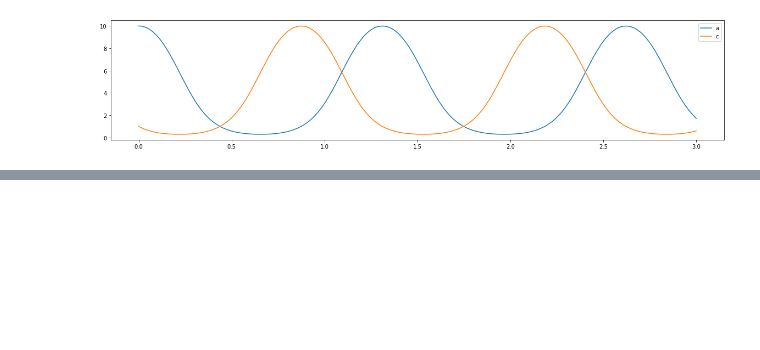
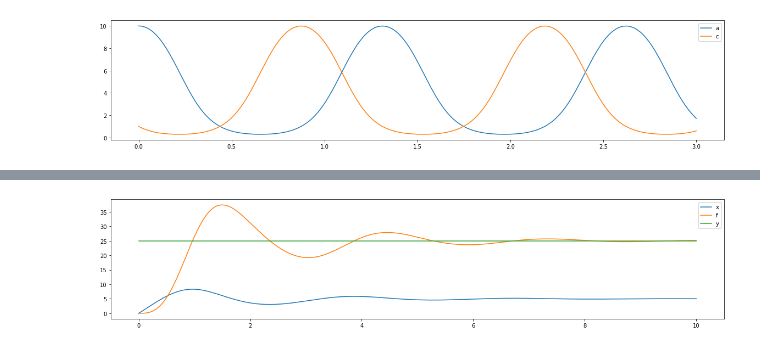
Before and after one commit to UC-Davis-molecular-computing/gpac, a Jupyter notebook: notebook.ipynb, the cells around one changed output, grey strips where cells are left out. Cells and saved outputs as stored; diff of their text form; code cells hidden in the pictures; blank space fills up the shorter version.

```diff
--- a/notebook.ipynb
+++ b/notebook.ipynb
@@ -172,0 +52,27 @@ ValueError: setting an array element with a sequence.
+# %%
+# plot ODE that computes inverse of f(x) = x^2, based on CRN that computes f:
+# 2X -> 2X+Y
+# Y -> nothing
+
+from sympy import symbols
+from gpac import plot
+import numpy as np
+
+x,y,f = symbols('x y f')
+
+slowdown = 0.5
+odes = {
+    x: (y-f)*slowdown,
+    f: x**2 - f,
+    y: 0,
+}
+initial_values = {
+    x: 0,
+    f: 0,
+    y: 25,
+}
+times = np.linspace(0, 10, 200)
+
+plot(odes, initial_values, times=times, figure_size=(20,4))
+# %% [output]
+[figure, added]
```
Also changed, not shown: parts of 8 cells of this notebook.
